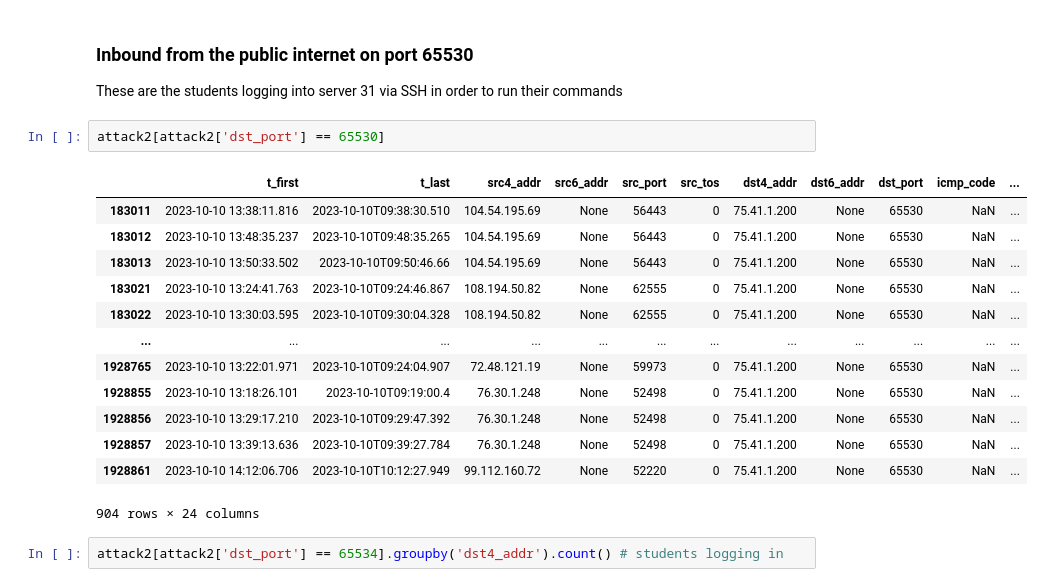
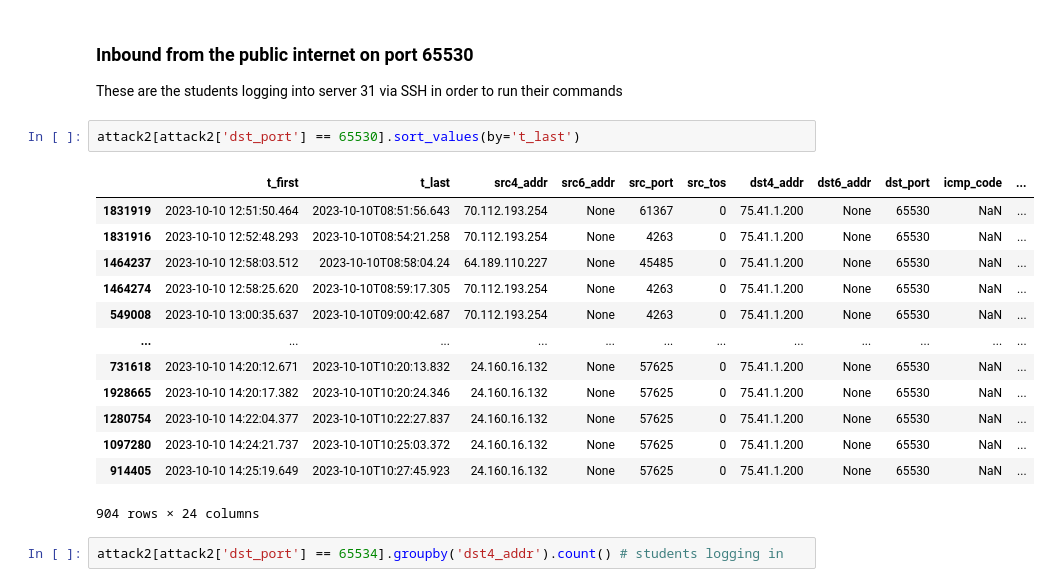
Before and after one commit to vmoody373/HONESTCapstone, a Jupyter notebook: labeling_attack_data.ipynb, the cells around one changed output. Cells and saved outputs as stored; diff of their text form.

Commit message:
adding notebook for labeling attack2

```diff
--- a/labeling_attack_data.ipynb
+++ b/labeling_attack_data.ipynb
@@ -58,20 +58,20 @@ attack2.head()
 
 These are the students logging into server 31 via SSH in order to run their commands
 # %%
-attack2[attack2['dst_port'] == 65530]
+attack2[attack2['dst_port'] == 65530].sort_values(by='t_last')
 # %% [output]
 |  | t_first | t_last | src4_addr | src6_addr | src_port | src_tos | dst4_addr | dst6_addr | dst_port | icmp_code | ... |
-| 183011 | 2023-10-10 13:38:11.816 | 2023-10-10T09:38:30.510 | 104.54.195.69 | None | 56443 | 0 | 75.41.1.200 | None | 65530 | NaN | ... |
-| 183012 | 2023-10-10 13:48:35.237 | 2023-10-10T09:48:35.265 | 104.54.195.69 | None | 56443 | 0 | 75.41.1.200 | None | 65530 | NaN | ... |
-| 183013 | 2023-10-10 13:50:33.502 | 2023-10-10T09:50:46.66 | 104.54.195.69 | None | 56443 | 0 | 75.41.1.200 | None | 65530 | NaN | ... |
-| 183021 | 2023-10-10 13:24:41.763 | 2023-10-10T09:24:46.867 | 108.194.50.82 | None | 62555 | 0 | 75.41.1.200 | None | 65530 | NaN | ... |
-| 183022 | 2023-10-10 13:30:03.595 | 2023-10-10T09:30:04.328 | 108.194.50.82 | None | 62555 | 0 | 75.41.1.200 | None | 65530 | NaN | ... |
+| 1831919 | 2023-10-10 12:51:50.464 | 2023-10-10T08:51:56.643 | 70.112.193.254 | None | 61367 | 0 | 75.41.1.200 | None | 65530 | NaN | ... |
+| 1831916 | 2023-10-10 12:52:48.293 | 2023-10-10T08:54:21.258 | 70.112.193.254 | None | 4263 | 0 | 75.41.1.200 | None | 65530 | NaN | ... |
+| 1464237 | 2023-10-10 12:58:03.512 | 2023-10-10T08:58:04.24 | 64.189.110.227 | None | 45485 | 0 | 75.41.1.200 | None | 65530 | NaN | ... |
+| 1464274 | 2023-10-10 12:58:25.620 | 2023-10-10T08:59:17.305 | 70.112.193.254 | None | 4263 | 0 | 75.41.1.200 | None | 65530 | NaN | ... |
+| 549008 | 2023-10-10 13:00:35.637 | 2023-10-10T09:00:42.687 | 70.112.193.254 | None | 4263 | 0 | 75.41.1.200 | None | 65530 | NaN | ... |
 | ... | ... | ... | ... | ... | ... | ... | ... | ... | ... | ... | ... |
-| 1928765 | 2023-10-10 13:22:01.971 | 2023-10-10T09:24:04.907 | 72.48.121.19 | None | 59973 | 0 | 75.41.1.200 | None | 65530 | NaN | ... |
-| 1928855 | 2023-10-10 13:18:26.101 | 2023-10-10T09:19:00.4 | 76.30.1.248 | None | 52498 | 0 | 75.41.1.200 | None | 65530 | NaN | ... |
-| 1928856 | 2023-10-10 13:29:17.210 | 2023-10-10T09:29:47.392 | 76.30.1.248 | None | 52498 | 0 | 75.41.1.200 | None | 65530 | NaN | ... |
-| 1928857 | 2023-10-10 13:39:13.636 | 2023-10-10T09:39:27.784 | 76.30.1.248 | None | 52498 | 0 | 75.41.1.200 | None | 65530 | NaN | ... |
-| 1928861 | 2023-10-10 14:12:06.706 | 2023-10-10T10:12:27.949 | 99.112.160.72 | None | 52220 | 0 | 75.41.1.200 | None | 65530 | NaN | ... |
+| 731618 | 2023-10-10 14:20:12.671 | 2023-10-10T10:20:13.832 | 24.160.16.132 | None | 57625 | 0 | 75.41.1.200 | None | 65530 | NaN | ... |
+| 1928665 | 2023-10-10 14:20:17.382 | 2023-10-10T10:20:24.346 | 24.160.16.132 | None | 57625 | 0 | 75.41.1.200 | None | 65530 | NaN | ... |
+| 1280754 | 2023-10-10 14:22:04.377 | 2023-10-10T10:22:27.837 | 24.160.16.132 | None | 57625 | 0 | 75.41.1.200 | None | 65530 | NaN | ... |
+| 1097280 | 2023-10-10 14:24:21.737 | 2023-10-10T10:25:03.372 | 24.160.16.132 | None | 57625 | 0 | 75.41.1.200 | None | 65530 | NaN | ... |
+| 914405 | 2023-10-10 14:25:19.649 | 2023-10-10T10:27:45.923 | 24.160.16.132 | None | 57625 | 0 | 75.41.1.200 | None | 65530 | NaN | ... |
 904 rows × 24 columns
 # %%
 attack2[attack2['dst_port'] == 65534].groupby('dst4_addr').count() # students logging in
```
Also changed, not shown: parts of 6 cells of this notebook.
